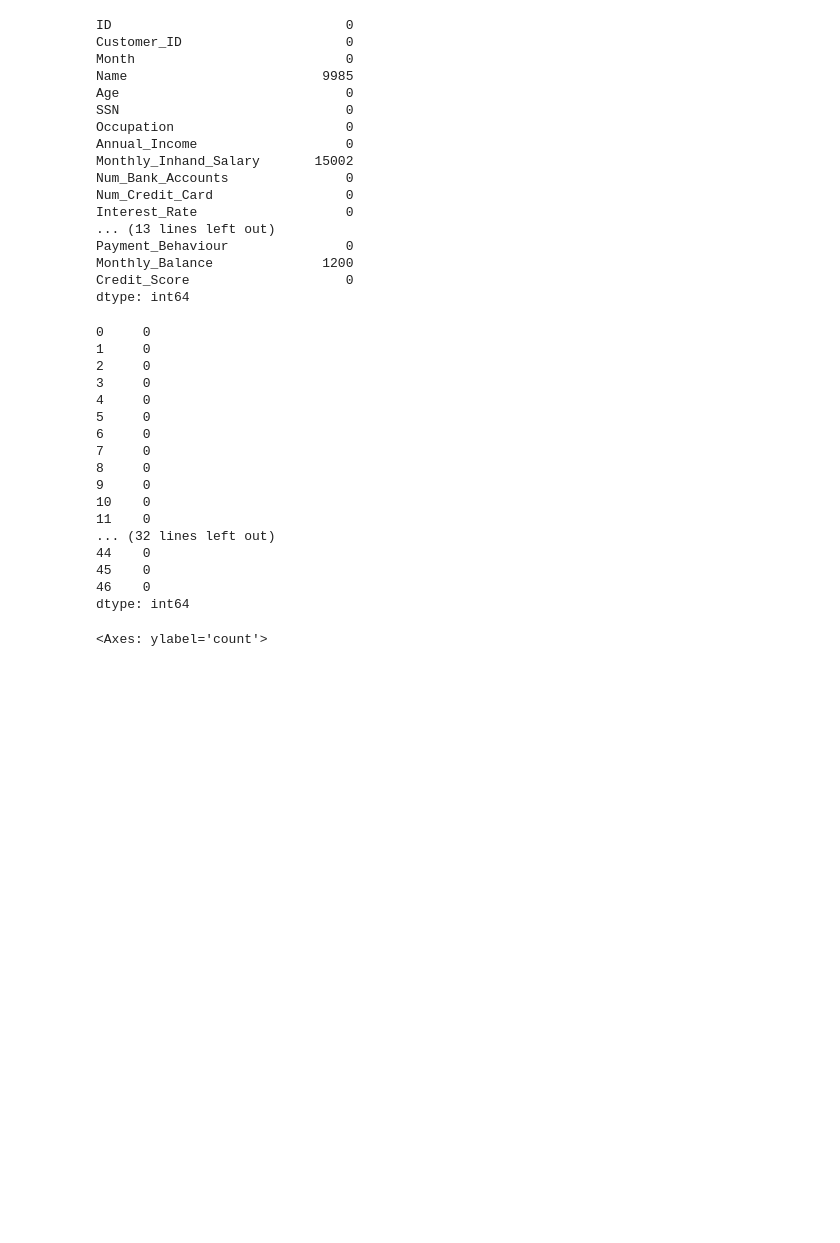
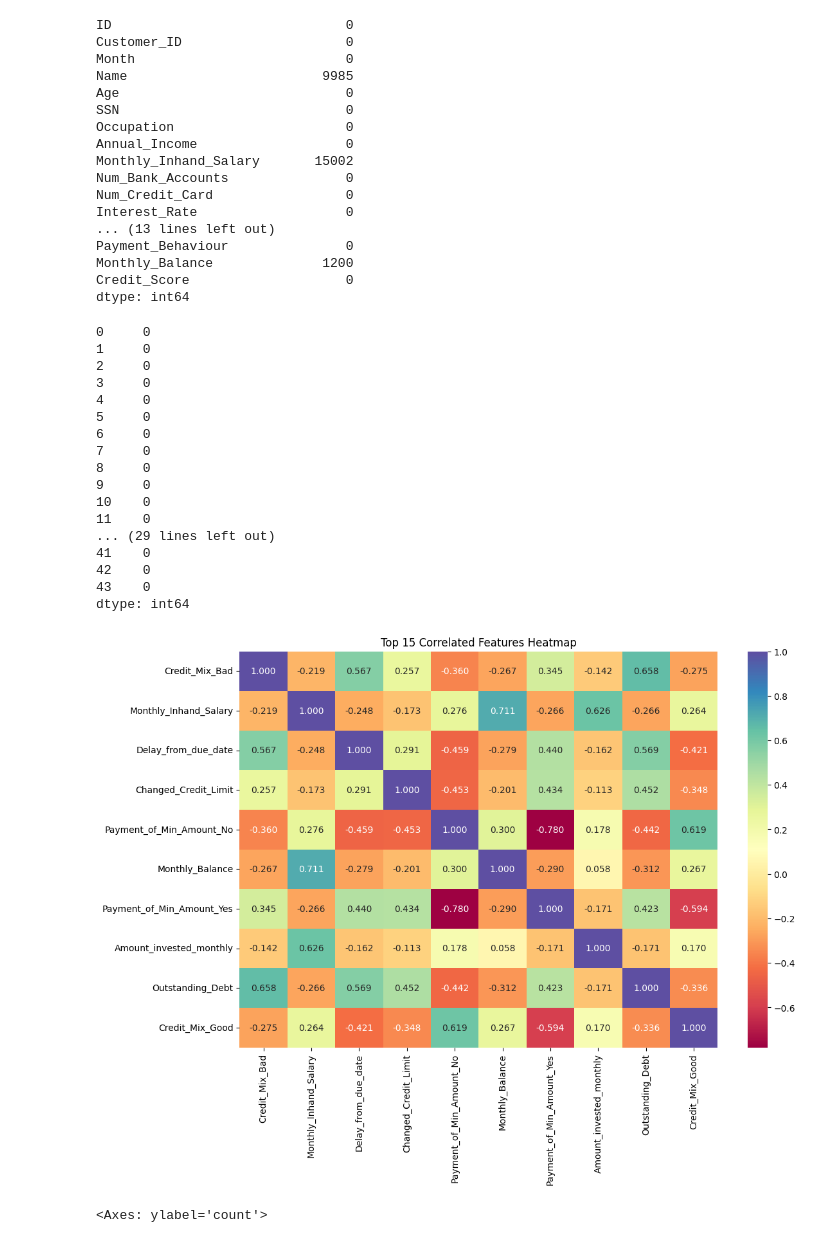
Before and after one commit to Harshk10-star/Credit-Score-Classification, a Jupyter notebook: project.ipynb, the cells around one changed output. Cells and saved outputs as stored; diff of their text form; code cells hidden in the pictures; blank space fills up the shorter version.

Commit message:
cleaned more, added graphs

```diff
--- a/project.ipynb
+++ b/project.ipynb
@@ -137,6 +141,11 @@ num_features = ['Age', 'Annual_Income', 'Monthly_Inhand_Salary', 'Num_Bank_Accou
 cat_features = ['Payment_Behaviour', 'Payment_of_Min_Amount', 'Credit_Mix', 'Occupation']
 
 # Define functions for data cleaning
+def cleanCategoricalGarbageInputs(df, colName, string):
+    df[colName] = df[colName].replace(string, np.nan)
+    return df
+
+
 def cleanColumnUnderscore(df, colName):
     df[colName] = df[colName].str.replace('_', '')
     return df
@@ -257,7 +266,6 @@ def clean_num_of_delayed_payments(df):
 num_transformer = Pipeline(steps=[
     ('leaner', FunctionTransformer(lambda x: cleanColumnUnderscore(x, 'Age'))),
     ('ceaner', FunctionTransformer(lambda x: cleanColumnUnderscore(x, 'Annual_Income'))),
-    #('clener', FunctionTransformer(lambda x: cleanColumnUnderscore(x, 'Occupation'))),
     ('clean age', FunctionTransformer(lambda x: cleanAge(x))),
     ('Anual_income to numeric', FunctionTransformer(lambda x: convert_to_numeric(x,'Annual_Income'))),
     ('clean amount invested monthly', FunctionTransformer(lambda x: clean_amount_invested_monthly(x))),
@@ -276,8 +284,16 @@ num_transformer = Pipeline(steps=[
     ('fill monthly balance', FunctionTransformer(lambda x: fill_with_mean(x, 'Monthly_Balance')))
 ])
 
+imputer = SimpleImputer(strategy='most_frequent')
+encoder = OneHotEncoder(handle_unknown='ignore')
+
+# Create the cat_transformer pipeline
 cat_transformer = Pipeline(steps=[
-    ('onehot', OneHotEncoder(handle_unknown='ignore'))
+    ('clean occupational garbage input', FunctionTransformer(lambda x: cleanCategoricalGarbageInputs(x, 'Occupation', '_______'))),
+    ('clean payment behaviour garbage input', FunctionTransformer(lambda x: cleanCategoricalGarbageInputs(x, 'Payment_Behaviour', '!@9#%8'))),
+    ('clean credit mix garbage input', FunctionTransformer(lambda x: cleanCategoricalGarbageInputs(x, 'Credit_Mix', '_'))),
+    ('imputer', imputer),  # Impute missing values
+    ('onehot', encoder)    # One-hot encode categorical features
 ])
 
 preprocessor = ColumnTransformer(
@@ -303,10 +319,10 @@ clean_data_df.isna().sum()
 9     0
 10    0
 11    0
-... (32 lines left out)
-44    0
-45    0
-46    0
+... (29 lines left out)
+41    0
+42    0
+43    0
 dtype: int64
 # %%
 transformed_df = pd.DataFrame(clean_data, columns=num_features + list(preprocessor.named_transformers_['cat']['onehot'].get_feature_names_out(cat_features)))
@@ -317,6 +333,35 @@ cols_with_null = transformed_df.columns[transformed_df.isnull().any()]
 # Print the names of columns with null values
 for col in cols_with_null:
     print(col)
+# %%
+def show_heat_map(data, top_n=15):
+    correlation_matrix = data.corr()
+    top_correlations = correlation_matrix.unstack().sort_values(ascending=False)
+    top_correlations = top_correlations[top_correlations != 1.0]  # Exclude self-correlation
+
+    # Select the top N correlated pairs
+    top_pairs = top_correlations.head(top_n)
+
+    # Get unique columns from the top pairs
+    unique_cols = list(set([pair[0] for pair in top_pairs.index] + [pair[1] for pair in top_pairs.index]))
+
+    # Filter the correlation matrix to include only the top correlated columns
+    top_corr_matrix = correlation_matrix.loc[unique_cols, unique_cols]
+
+    plt.figure(figsize=(12, 8))
+    sns.heatmap(
+        top_corr_matrix,
+        annot=True,
+        cmap="Spectral",
+        fmt=".3f",
+    )
+    plt.title(f"Top {top_n} Correlated Features Heatmap")
+
+# Example usage
+show_heat_map(transformed_df, top_n=15)
+plt.show()
+# %% [output]
+[figure, added]
 # %%
 test_info["Credit_Score"].value_counts().plot.pie(
     explode=[0.03, 0.03, 0.03],
```
Also changed, not shown: parts of 17 cells of this notebook.
